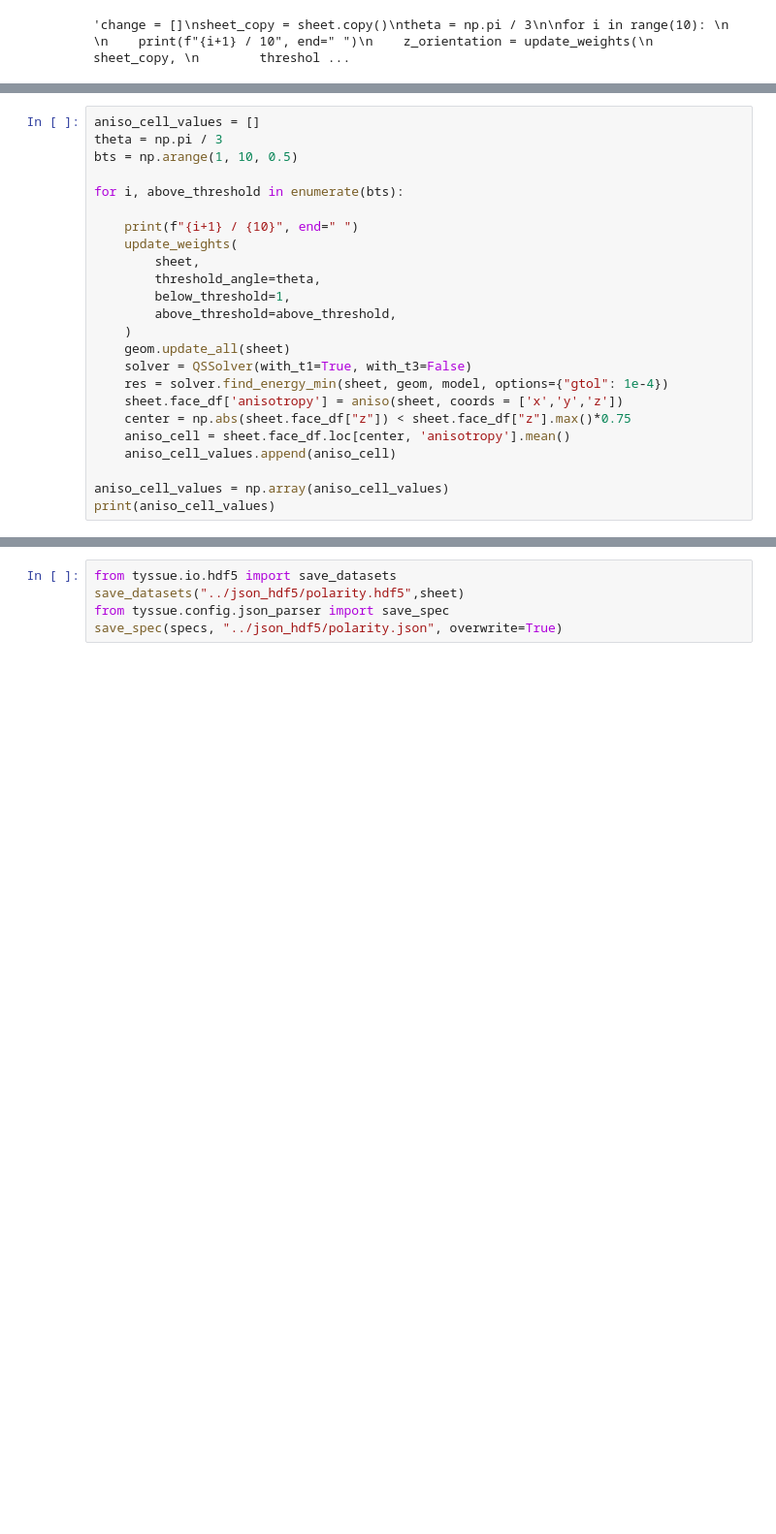
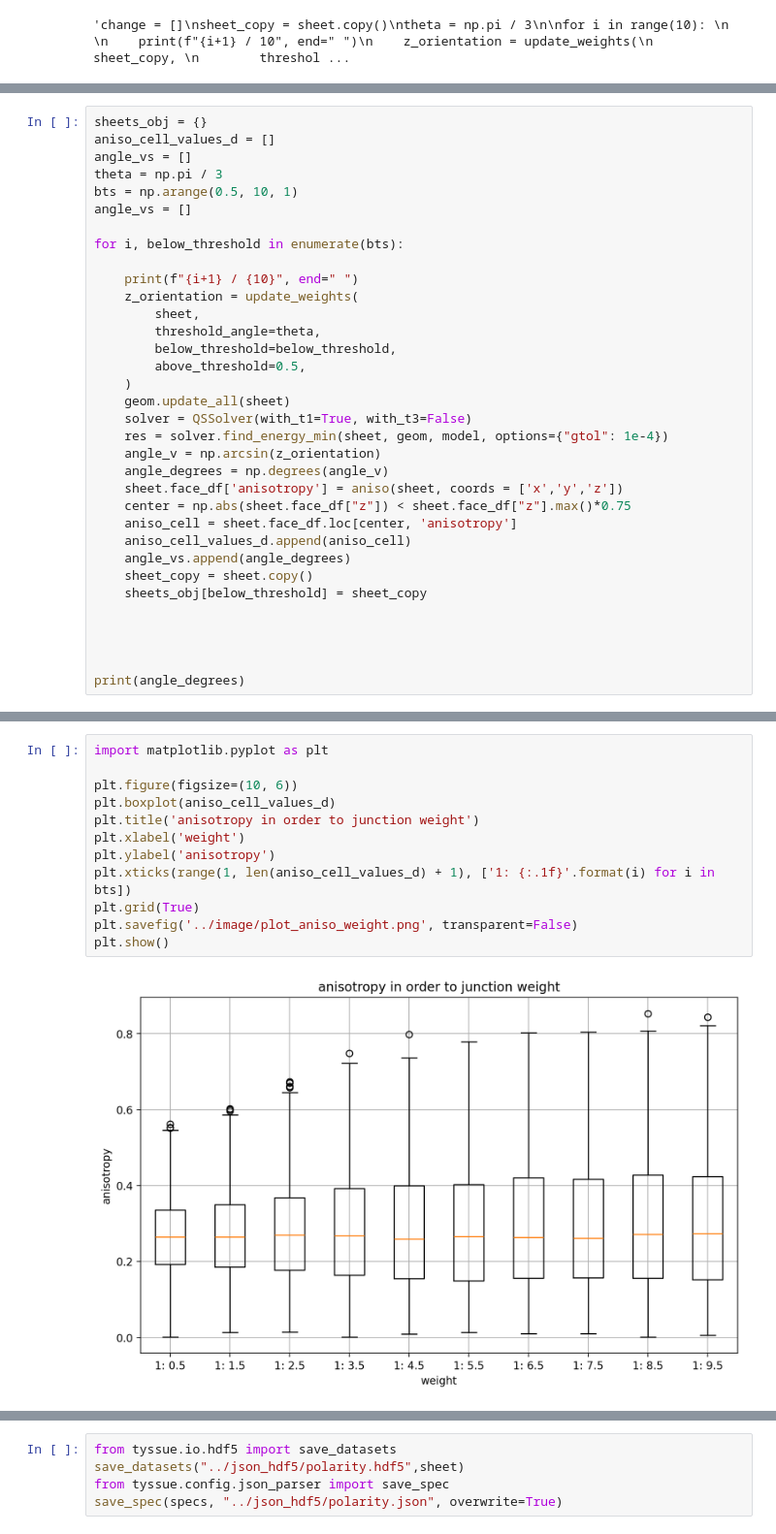
Before and after one commit to Lauragdlp/peripodial, a Jupyter notebook: notebook/polarity.ipynb, the cells around one changed output, grey strips where cells are left out. Shown at 97% size. Drawn from its saved outputs; the diff is of its cells as text; blank space fills up the shorter version.

```diff
--- a/notebook/polarity.ipynb
+++ b/notebook/polarity.ipynb
@@ -188,25 +139,35 @@ ax.set_facecolor("black")
 # %%
-aniso_cell_values = []
+sheets_obj = {}
+aniso_cell_values_d = []
+angle_vs = []
 theta = np.pi / 3
-bts = np.arange(1, 10, 0.5)
+bts = np.arange(0.5, 10, 1)
+angle_vs = []
 
-for i, above_threshold in enumerate(bts):
+for i, below_threshold in enumerate(bts):
 
     print(f"{i+1} / {10}", end=" ")
-    update_weights(
+    z_orientation = update_weights(
         sheet,
         threshold_angle=theta,
-        below_threshold=1,
-        above_threshold=above_threshold,
+        below_threshold=below_threshold,
+        above_threshold=0.5,
     )
     geom.update_all(sheet)
     solver = QSSolver(with_t1=True, with_t3=False)
     res = solver.find_energy_min(sheet, geom, model, options={"gtol": 1e-4})
+    angle_v = np.arcsin(z_orientation)
+    angle_degrees = np.degrees(angle_v)
     sheet.face_df['anisotropy'] = aniso(sheet, coords = ['x','y','z'])
     center = np.abs(sheet.face_df["z"]) < sheet.face_df["z"].max()*0.75
-    aniso_cell = sheet.face_df.loc[center, 'anisotropy'].mean()
-    aniso_cell_values.append(aniso_cell)
+    aniso_cell = sheet.face_df.loc[center, 'anisotropy']
+    aniso_cell_values_d.append(aniso_cell)
+    angle_vs.append(angle_degrees)
+    sheet_copy = sheet.copy()
+    sheets_obj[below_threshold] = sheet_copy
 
-aniso_cell_values = np.array(aniso_cell_values)
-print(aniso_cell_values)
+
+
+
+print(angle_degrees)
 # %% [output]
@@ -228,0 +188,14 @@ array([0.25389411, 0.25743646, 0.25638048, 0.25685319, 0.2600089 ,
+# %%
+import matplotlib.pyplot as plt
+
+plt.figure(figsize=(10, 6))
+plt.boxplot(aniso_cell_values_d)
+plt.title('anisotropy in order to junction weight')
+plt.xlabel('weight')
+plt.ylabel('anisotropy')
+plt.xticks(range(1, len(aniso_cell_values_d) + 1), ['1: {:.1f}'.format(i) for i in bts])
+plt.grid(True)
+plt.savefig('../image/plot_aniso_weight.png', transparent=False)
+plt.show()
+# %% [output]
+[figure, added]
```
Also changed, not shown: parts of 17 cells of this notebook, 13 other files.
